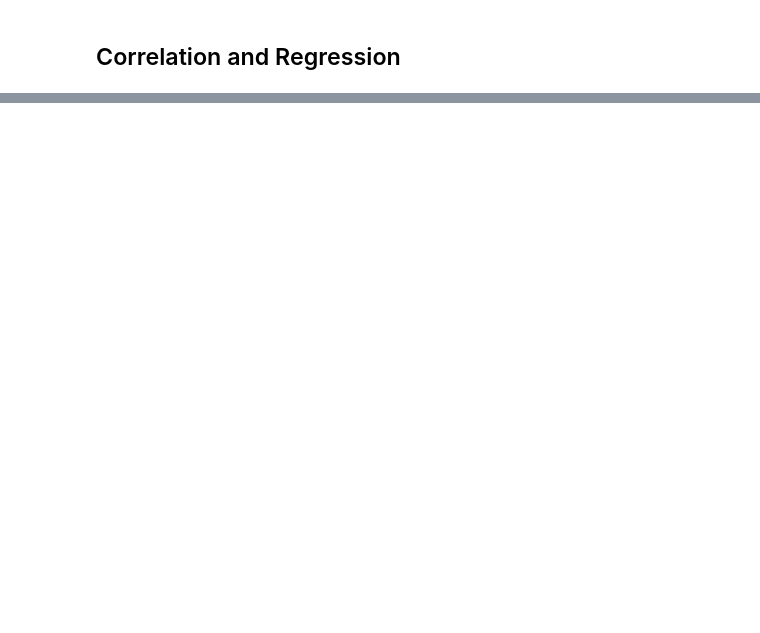
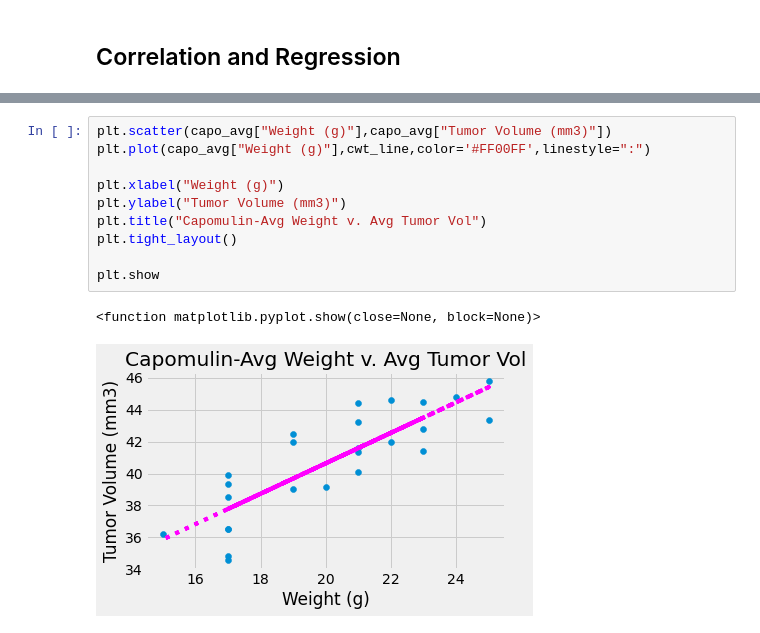
Before and after one commit to CBPher24/MatPlotLib_Challenge, a Jupyter notebook: Pymaceuticals/pymaceuticals_starter.ipynb, the cells around one changed output, grey strips where cells are left out. Saved outputs shown, nothing was run; the diff lists cells and outputs as text; blank space fills up the shorter version.

```diff
--- a/Pymaceuticals/pymaceuticals_starter.ipynb
+++ b/Pymaceuticals/pymaceuticals_starter.ipynb
@@ -304,0 +373,13 @@ Ceftamin Data Set
+# %%
+plt.scatter(capo_avg["Weight (g)"],capo_avg["Tumor Volume (mm3)"])
+plt.plot(capo_avg["Weight (g)"],cwt_line,color='#FF00FF',linestyle=":")
+
+plt.xlabel("Weight (g)")
+plt.ylabel("Tumor Volume (mm3)")
+plt.title("Capomulin-Avg Weight v. Avg Tumor Vol")
+plt.tight_layout()
+
+plt.show
+# %% [output]
+<function matplotlib.pyplot.show(close=None, block=None)>
+[figure, added]
```
Also changed, not shown: parts of 9 cells of this notebook.
